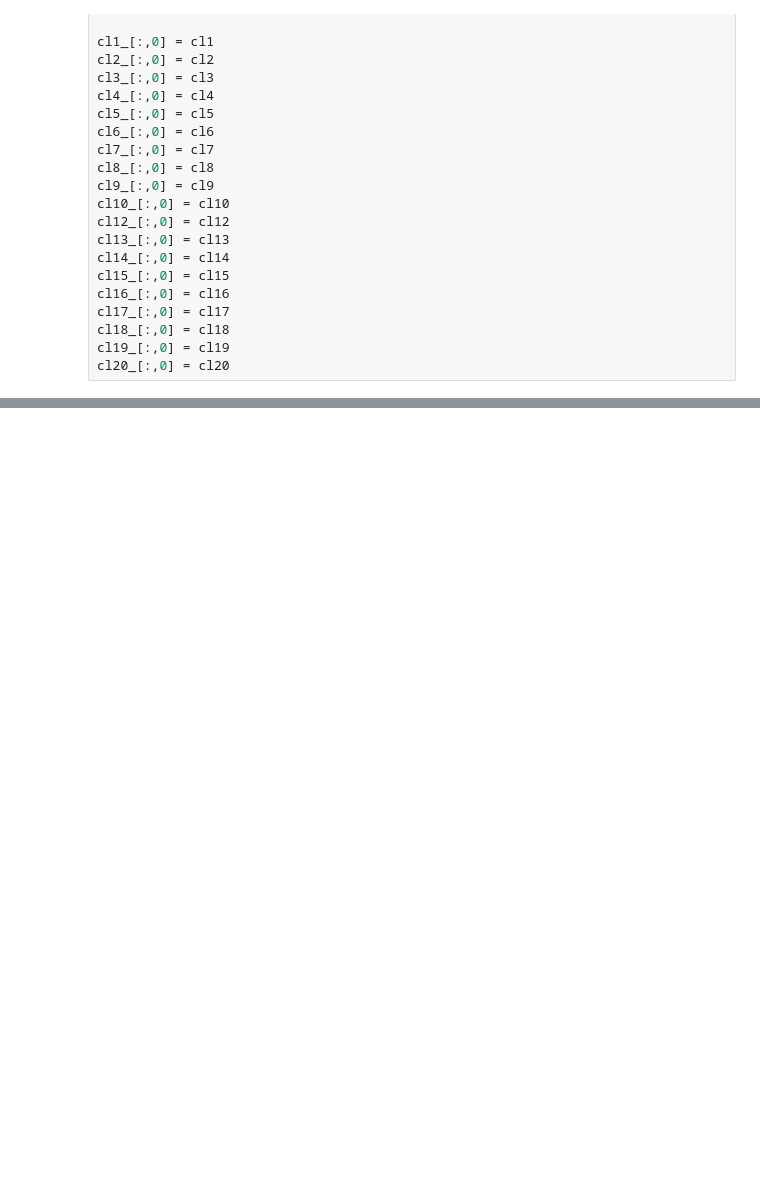
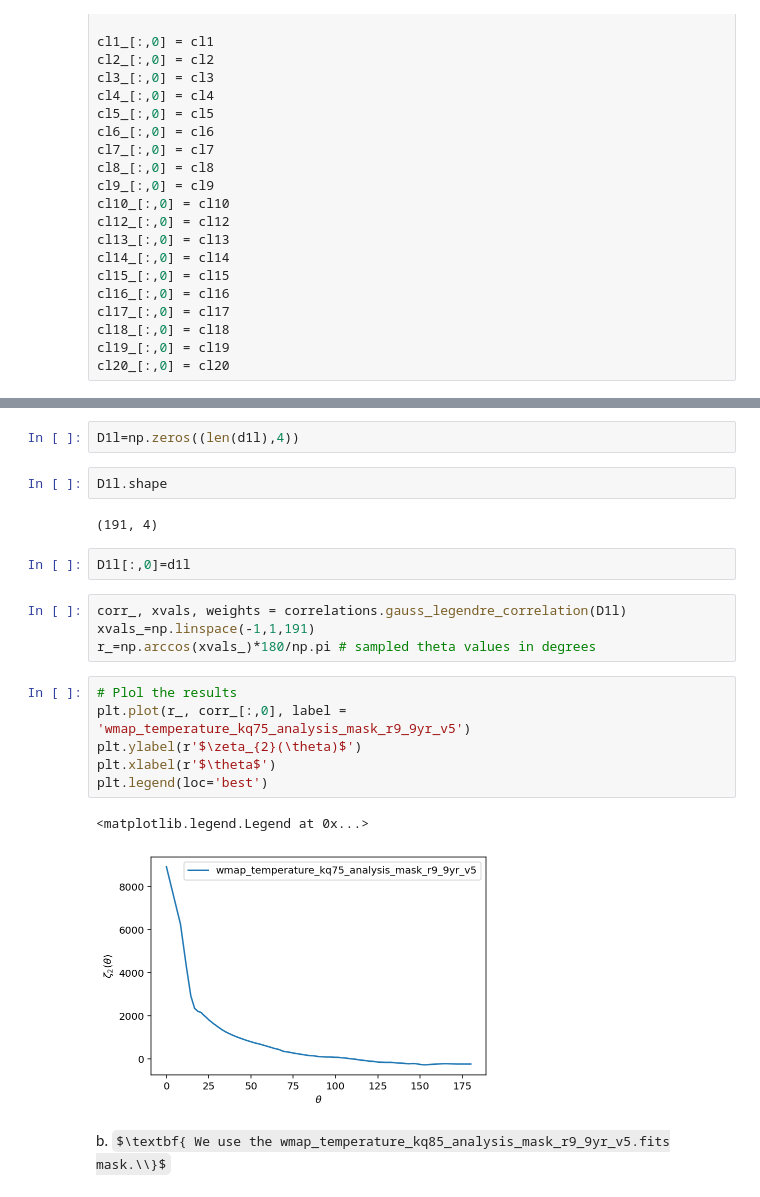
Before and after one commit to Augustocmb/cmblss, a Jupyter notebook: code/cmblss-main/correlation-function.ipynb, the cells around one changed output, grey strips where cells are left out. Drawn from its saved outputs; the diff is of its cells as text; some formulas as TeX source; blank space fills up the shorter version.

```diff
--- a/code/cmblss-main/correlation-function.ipynb
+++ b/code/cmblss-main/correlation-function.ipynb
@@ -351,0 +542,24 @@ cl20_[:,0] = cl20
+# %%
+D1l=np.zeros((len(d1l),4))
+# %%
+D1l.shape
+# %% [output]
+(191, 4)
+# %%
+D1l[:,0]=d1l
+# %%
+corr_, xvals, weights = correlations.gauss_legendre_correlation(D1l)
+xvals_=np.linspace(-1,1,191)
+r_=np.arccos(xvals_)*180/np.pi # sampled theta values in degrees
+# %%
+# Plol the results
+plt.plot(r_, corr_[:,0], label = 'wmap_temperature_kq75_analysis_mask_r9_9yr_v5')
+plt.ylabel(r'$\zeta_{2}(\theta)$')
+plt.xlabel(r'$\theta$')
+plt.legend(loc='best')
+# %% [output]
+<matplotlib.legend.Legend at 0x...>
+[figure, added]
+# %% [markdown]
+b. $\textbf{ We use the wmap_temperature_kq85_analysis_mask_r9_9yr_v5.fits
+mask.\\}$
```
Also changed, not shown: parts of 62 cells of this notebook.
